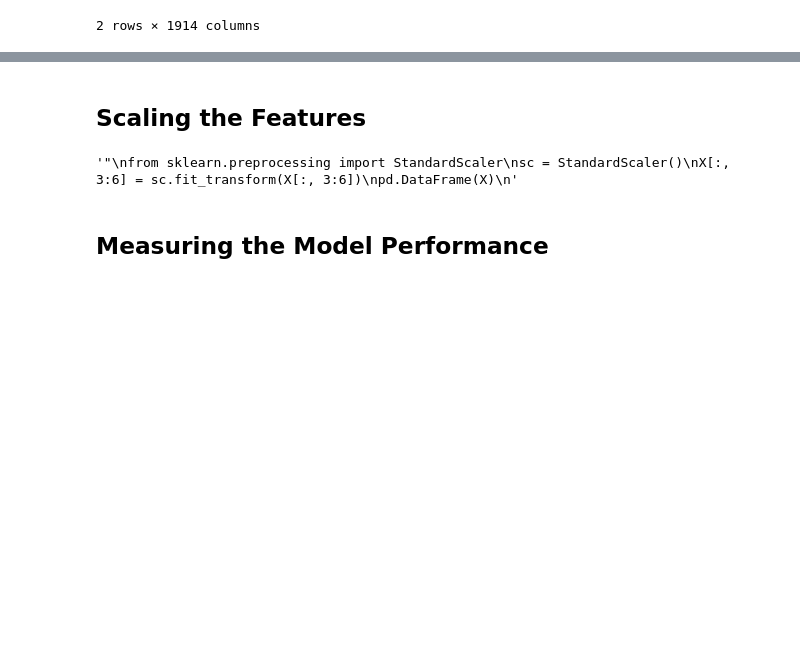
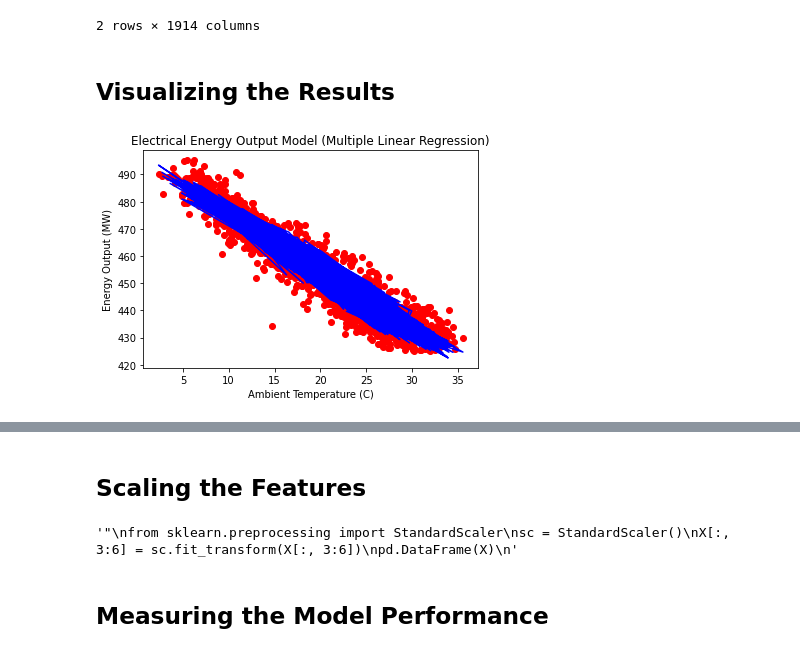
Before and after one commit to jtsang02/MANU-465, a Jupyter notebook: Assignments/Assignment1/Assignment1.ipynb, the cells around one changed output, grey strips where cells are left out. Saved outputs shown, nothing was run; the diff lists cells and outputs as text; code cells hidden in the pictures; blank space fills up the shorter version.

```diff
--- a/Assignments/Assignment1/Assignment1.ipynb
+++ b/Assignments/Assignment1/Assignment1.ipynb
@@ -101,6 +103,10 @@ regressor.fit(X_train, y_train)
 # %% [markdown]
 ## Checking the Model with the Test set
 # %%
+# linear regression
+from sklearn.linear_model import LinearRegression
+regressor = LinearRegression()
+regressor.fit(X_train, y_train)
 y_pred = regressor.predict(X_test)
 pd.DataFrame([y_pred,y_test])
 # %% [output]
@@ -108,3 +114,15 @@ pd.DataFrame([y_pred,y_test])
 | 0 | 457.255221 | 466.719274 | 440.366949 | 482.57801 | 474.880547 | 448.824227 | 440.149749 | 478.061406 | 466.985618 | 479.480139 | ... | ... |
 | 1 | 458.960000 | 463.290000 | 435.270000 | 484.31000 | 473.550000 | 456.300000 | 436.020000 | 488.750000 | 469.750000 | 482.830000 | ... | ... |
 2 rows × 1914 columns
+# %% [markdown]
+## Visualizing the Results
+# %%
+X0 = X_test.iloc[:,0]
+plt.scatter(X0, y_test, color = 'red')
+plt.plot(X0, y_pred, color = 'blue')
+plt.title('Electrical Energy Output Model (Multiple Linear Regression)')
+plt.xlabel('Ambient Temperature (C)')
+plt.ylabel('Energy Output (MW)')
+plt.show()
+# %% [output]
+[figure, added]
```
Also changed, not shown: parts of 20 cells of this notebook, 4 other files.
